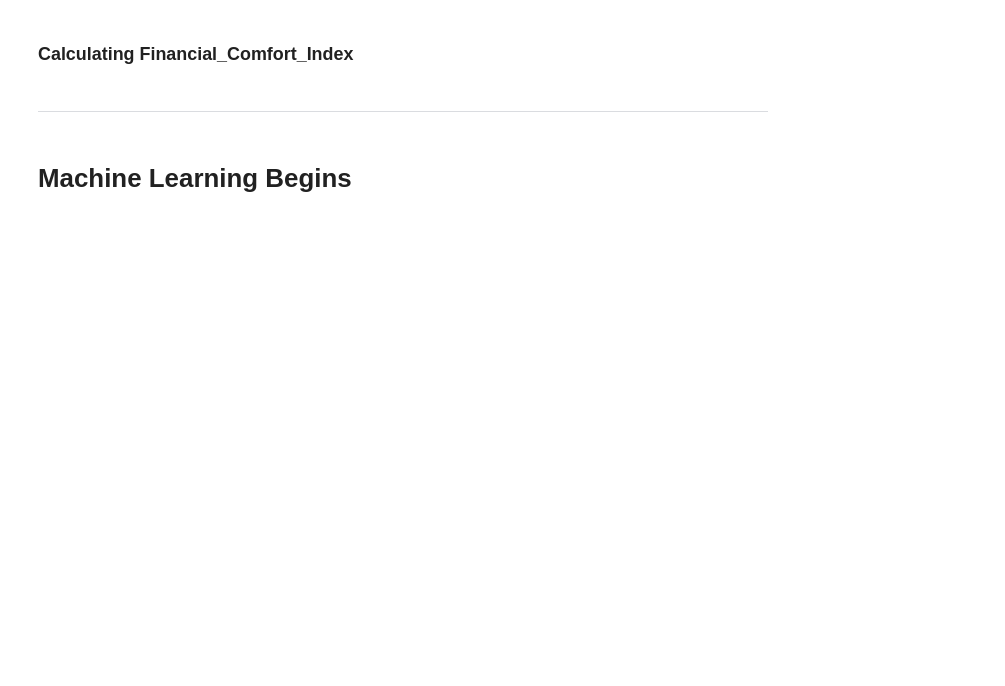
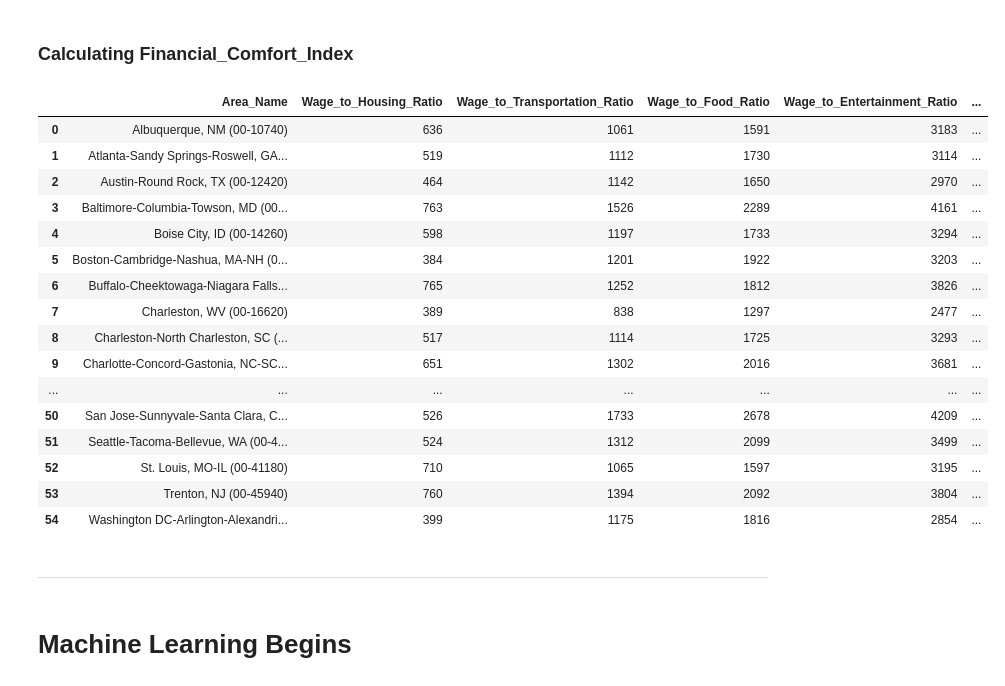
Before and after one commit to Makster04/Phase_3_Project, a Jupyter notebook: Notebook.ipynb, the cells around one changed output. Cells and saved outputs as stored; diff of their text form; code cells hidden in the pictures; blank space fills up the shorter version.

```diff
--- a/Notebook.ipynb
+++ b/Notebook.ipynb
@@ -432,5 +447,56 @@ memory usage: 5.7+ KB
 # %% [markdown]
 ### Calculating Financial_Comfort_Index
+# %%
+import pandas as pd
+
+# Load the initial data from the Excel file
+df = pd.read_excel("Final_Living_Data.xlsx")
+
+# Drop unnecessary columns if needed (adjust according to your dataset)
+# For example, you might drop the Area_Name if it's not needed for the calculations:
+# df = df.drop(columns=['Area_Name'])
+
+# Define the weights for each column in the calculation of the "Financial Comfort Index"
+weights = {
+    'Wage_to_Housing_Ratio': 0.232,
+    'Wage_to_Transportation_Ratio': 0.186,
+    'Wage_to_Food_Ratio': 0.161,
+    'Wage_to_Healthcare_Ratio': 0.10,
+    'Wage_to_Entertainment_Ratio': 0.05,
+}
+
+# Calculate the "Financial Comfort Index" by combining the weighted columns
+df['Financial_Comfort_Index'] = (
+    df['Wage_to_Housing_Ratio'] * weights['Wage_to_Housing_Ratio'] +
+    df['Wage_to_Transportation_Ratio'] * weights['Wage_to_Transportation_Ratio'] +
+    df['Wage_to_Food_Ratio'] * weights['Wage_to_Food_Ratio'] +
+    df['Wage_to_Healthcare_Ratio'] * weights['Wage_to_Healthcare_Ratio'] +
+    df['Wage_to_Entertainment_Ratio'] * weights['Wage_to_Entertainment_Ratio']
+)
+
+# Save the updated DataFrame with the new index back to an Excel file
+df.to_excel("Financial_Hub.xlsx", index=False)
+
+# Optional: Print the updated DataFrame to check the new column
+df
+# %% [output]
+|  | Area_Name | Wage_to_Housing_Ratio | Wage_to_Transportation_Ratio | Wage_to_Food_Ratio | Wage_to_Entertainment_Ratio | ... |
+| 0 | Albuquerque, NM (00-10740) | 636 | 1061 | 1591 | 3183 | ... |
+| 1 | Atlanta-Sandy Springs-Roswell, GA... | 519 | 1112 | 1730 | 3114 | ... |
+| 2 | Austin-Round Rock, TX (00-12420) | 464 | 1142 | 1650 | 2970 | ... |
+| 3 | Baltimore-Columbia-Towson, MD (00... | 763 | 1526 | 2289 | 4161 | ... |
+| 4 | Boise City, ID (00-14260) | 598 | 1197 | 1733 | 3294 | ... |
+| 5 | Boston-Cambridge-Nashua, MA-NH (0... | 384 | 1201 | 1922 | 3203 | ... |
+| 6 | Buffalo-Cheektowaga-Niagara Falls... | 765 | 1252 | 1812 | 3826 | ... |
+| 7 | Charleston, WV (00-16620) | 389 | 838 | 1297 | 2477 | ... |
+| 8 | Charleston-North Charleston, SC (... | 517 | 1114 | 1725 | 3293 | ... |
+| 9 | Charlotte-Concord-Gastonia, NC-SC... | 651 | 1302 | 2016 | 3681 | ... |
+| ... | ... | ... | ... | ... | ... | ... |
+| 50 | San Jose-Sunnyvale-Santa Clara, C... | 526 | 1733 | 2678 | 4209 | ... |
+| 51 | Seattle-Tacoma-Bellevue, WA (00-4... | 524 | 1312 | 2099 | 3499 | ... |
+| 52 | St. Louis, MO-IL (00-41180) | 710 | 1065 | 1597 | 3195 | ... |
+| 53 | Trenton, NJ (00-45940) | 760 | 1394 | 2092 | 3804 | ... |
+| 54 | Washington DC-Arlington-Alexandri... | 399 | 1175 | 1816 | 2854 | ... |
 # %% [markdown]
 ---
 # %% [markdown]
```
Also changed, not shown: parts of 8 cells of this notebook, 12 other files.
